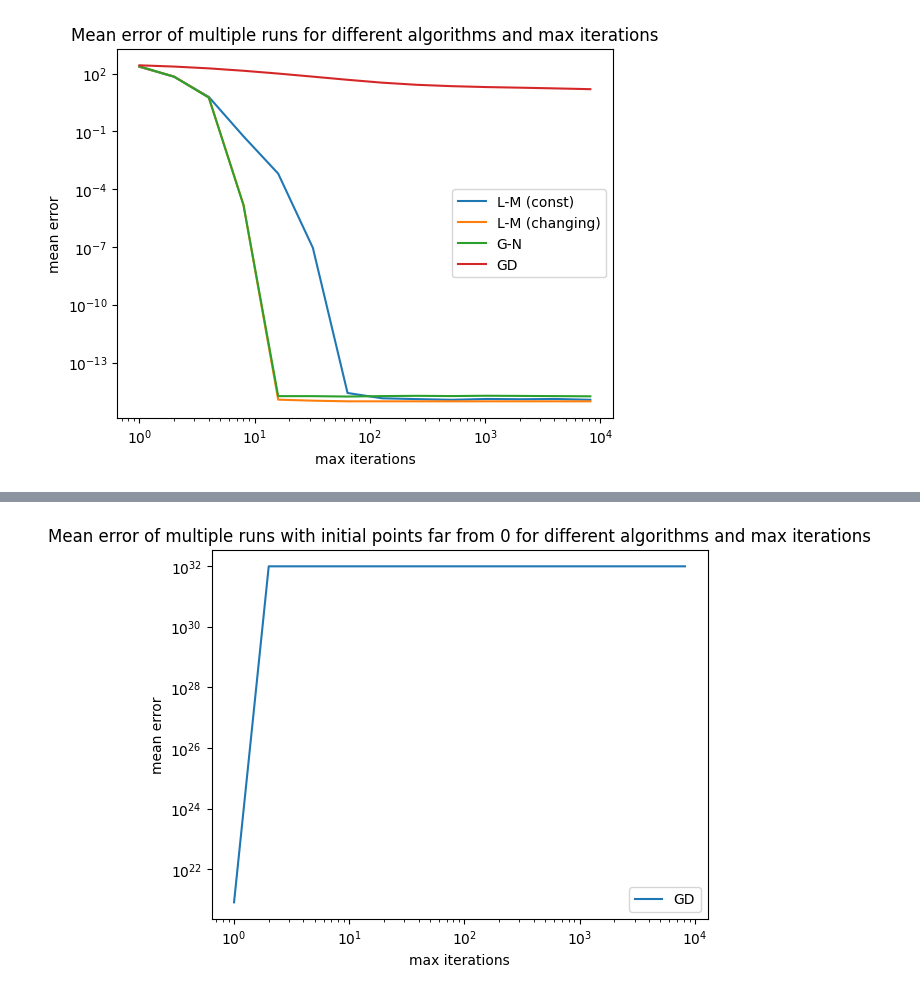
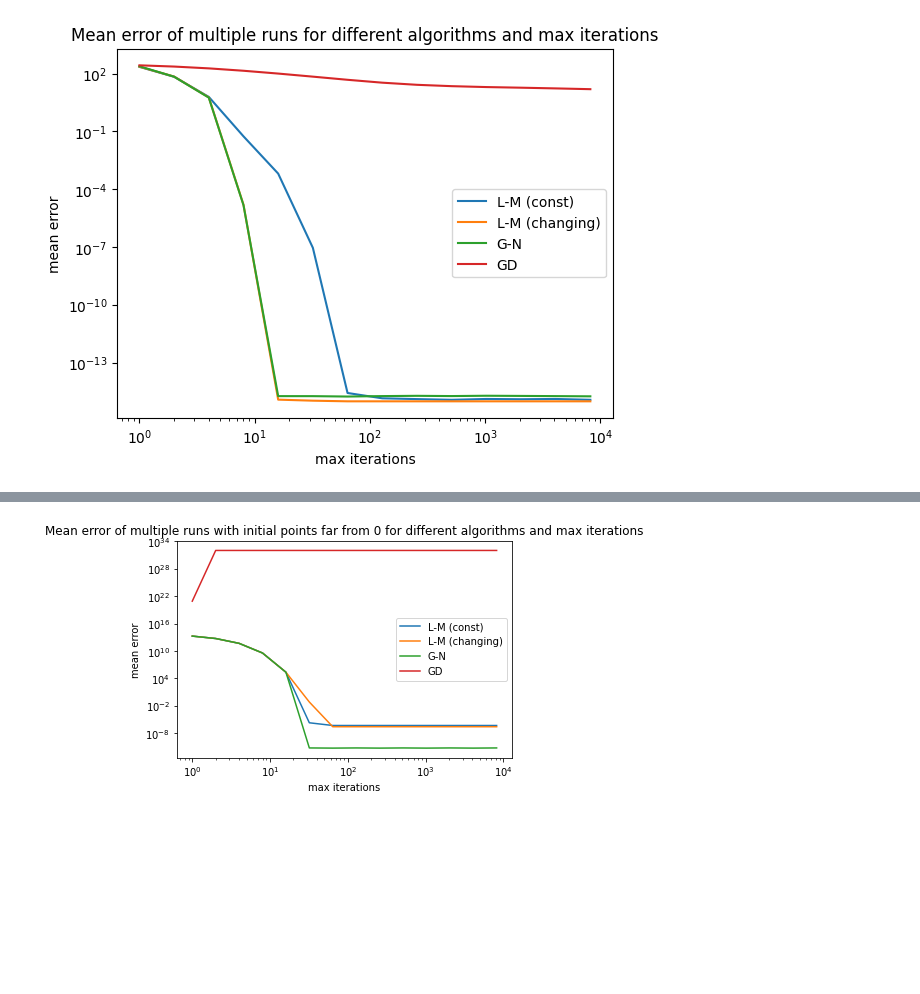
Before and after one commit to Perlik476/MNUMAD-optimizers, a Jupyter notebook: project/test_simple_function.ipynb, the cells around one changed output, grey strips where cells are left out. Drawn from its saved outputs; the diff is of its cells as text; code cells hidden in the pictures; blank space fills up the shorter version.

```diff
--- a/project/test_simple_function.ipynb
+++ b/project/test_simple_function.ipynb
@@ -442,27 +435,27 @@ max_iter: 2048 (12/14)
 max_iter: 4096 (13/14)
 max_iter: 8192 (14/14)
 # %%
-# errors_mean_lm_const = np.mean(errors_levenberg_marquardt_const_param, axis=1)
-# errors_mean_lm_const = remove_nans_infs_and_zeros(errors_mean_lm_const)
+errors_mean_lm_const = np.mean(errors_levenberg_marquardt_const_param, axis=1)
+errors_mean_lm_const = remove_nans_infs_and_zeros(errors_mean_lm_const)
 
-# errors_mean_lm_mod = np.mean(errors_levenberg_marquardt_modifying_param, axis=1)
-# errors_mean_lm_mod = remove_nans_infs_and_zeros(errors_mean_lm_mod)
+errors_mean_lm_mod = np.mean(errors_levenberg_marquardt_modifying_param, axis=1)
+errors_mean_lm_mod = remove_nans_infs_and_zeros(errors_mean_lm_mod)
 
-# errors_gn_mean = np.mean(errors_gauss_newton, axis=1)
-# errors_gn_mean = remove_nans_infs_and_zeros(errors_gn_mean)
+errors_gn_mean = np.mean(errors_gauss_newton, axis=1)
+errors_gn_mean = remove_nans_infs_and_zeros(errors_gn_mean)
 
 errors_gd_mean = np.mean(errors_gradient_descent, axis=1)
 errors_gd_mean = remove_nans_infs_and_zeros(errors_gd_mean)
 # %%
-# plt.loglog(max_iters, errors_mean_lm_const, label="L-M (const)")
-# plt.loglog(max_iters, errors_mean_lm_mod, label="L-M (changing)")
-# plt.loglog(max_iters, errors_gn_mean, label="G-N")
+plt.loglog(max_iters, errors_mean_lm_const, label="L-M (const)")
+plt.loglog(max_iters, errors_mean_lm_mod, label="L-M (changing)")
+plt.loglog(max_iters, errors_gn_mean, label="G-N")
 plt.loglog(max_iters, errors_gd_mean, label="GD")
 
 plt.legend()
 plt.xlabel("max iterations")
 plt.ylabel("mean error")
 plt.title("Mean error of multiple runs with initial points far from 0 for different algorithms and max iterations")
 plt.show()
 # %% [output]
-[figure, old version]
+[figure, new version]
```
Also changed, not shown: parts of 4 cells of this notebook, 5 other files.
